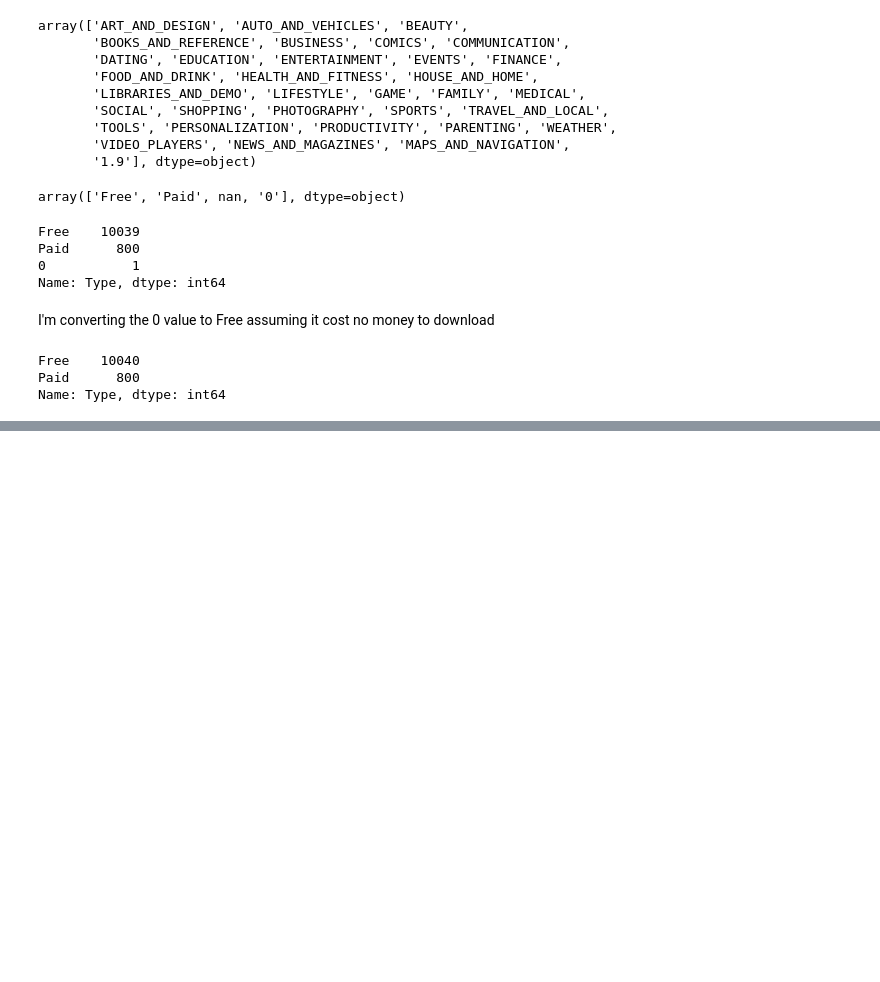
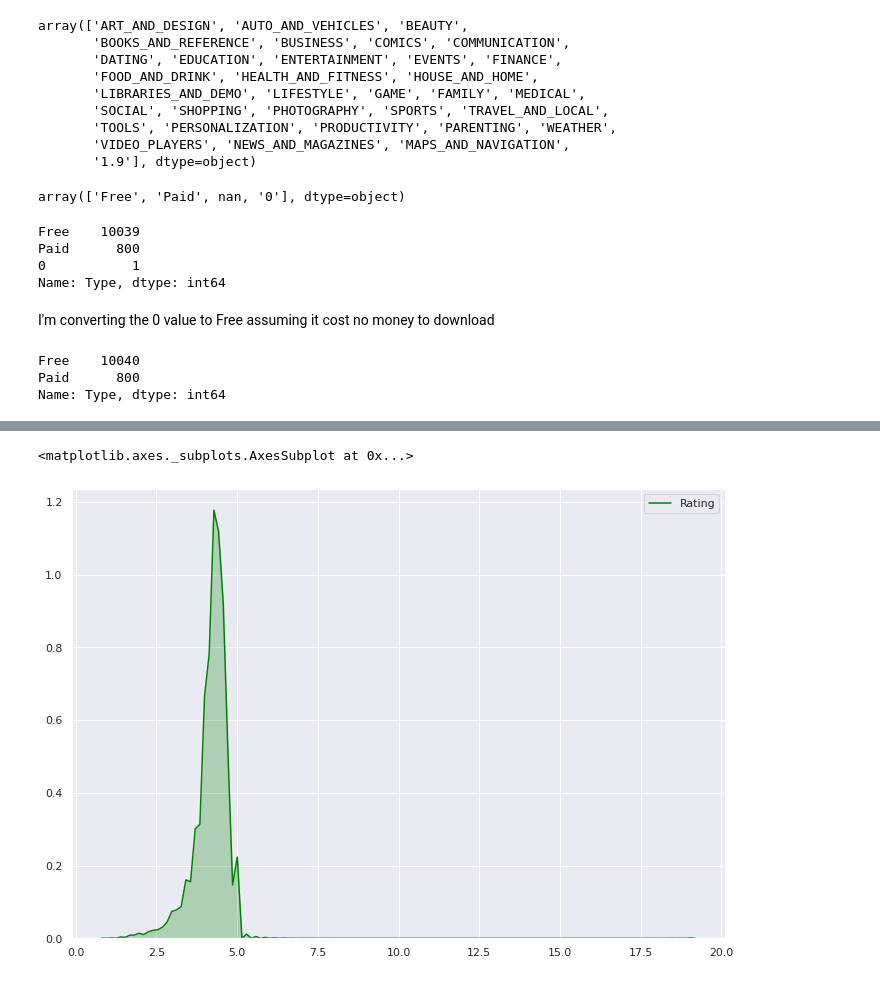
Before and after one commit to Shaheer-Imam/Data-Science, a Jupyter notebook: EDA/Google play apps EDA.ipynb, the cells around one changed output, grey strips where cells are left out. Cells and saved outputs as stored; diff of their text form; code cells hidden in the pictures; blank space fills up the shorter version.

```diff
--- a/EDA/Google play apps EDA.ipynb
+++ b/EDA/Google play apps EDA.ipynb
@@ -137,0 +163,6 @@ plt.show()
+# %%
+rcParams['figure.figsize'] = 11.7,8.27
+sns.kdeplot(data_1['Rating'],color='Green',shade=True)
+# %% [output]
+<matplotlib.axes._subplots.AxesSubplot at 0x...>
+[figure, added]
```
Also changed, not shown: parts of 13 cells of this notebook.
